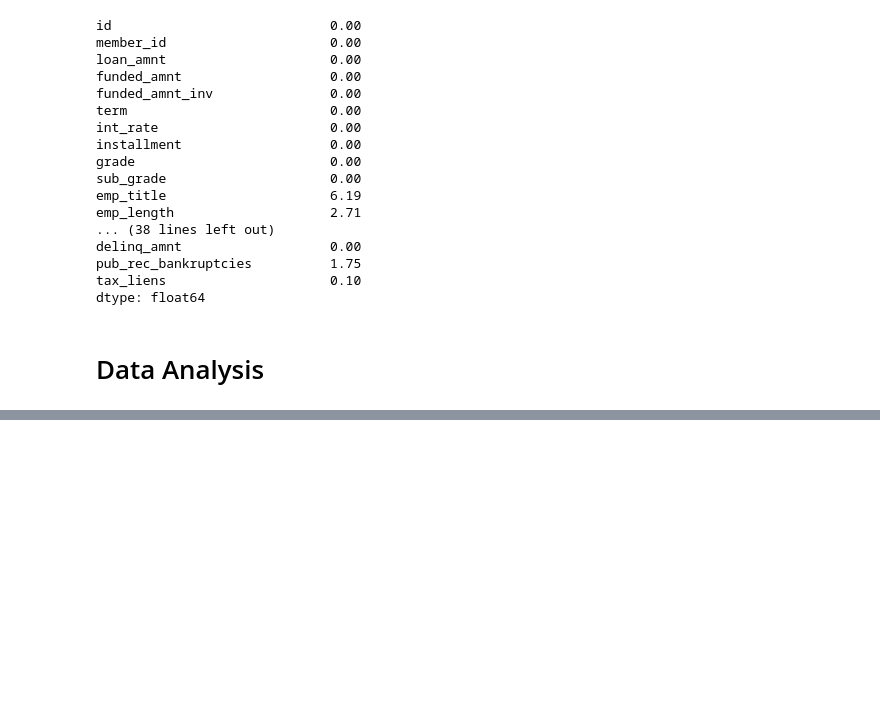
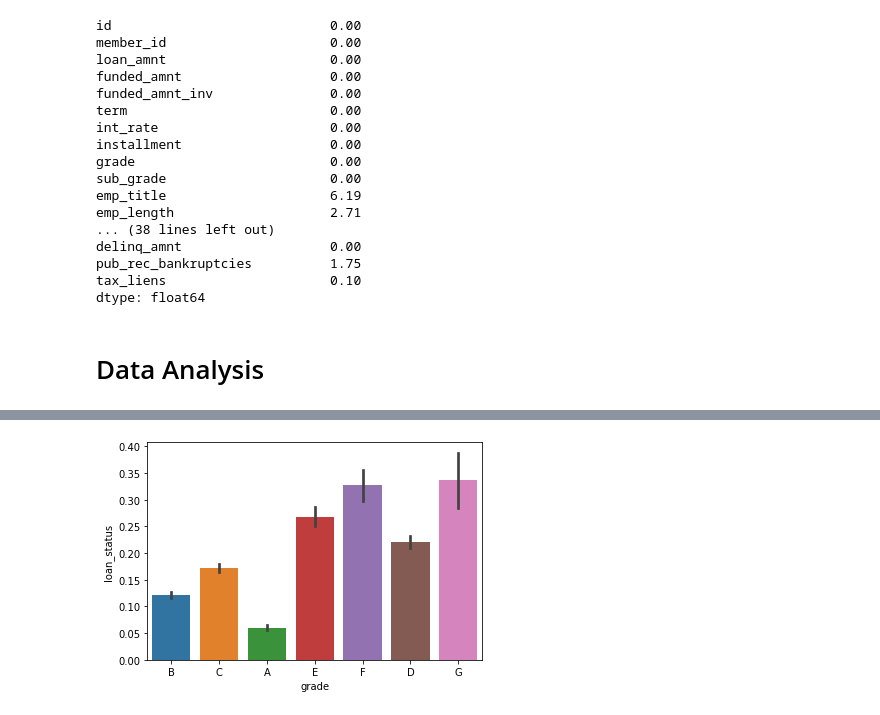
Before and after one commit to parth1595/EDA, a Jupyter notebook: loan_analysis.ipynb, the cells around one changed output, grey strips where cells are left out. Cells and saved outputs as stored; diff of their text form; code cells hidden in the pictures; blank space fills up the shorter version.

```diff
--- a/loan_analysis.ipynb
+++ b/loan_analysis.ipynb
@@ -144,0 +206,6 @@ df.info()
+# %%
+# compare default rates across grade of loan
+sns.barplot(x='grade', y='loan_status', data=df)
+plt.show()
+# %% [output]
+[figure, added]
```
Also changed, not shown: parts of 36 cells of this notebook, 2 other files.
